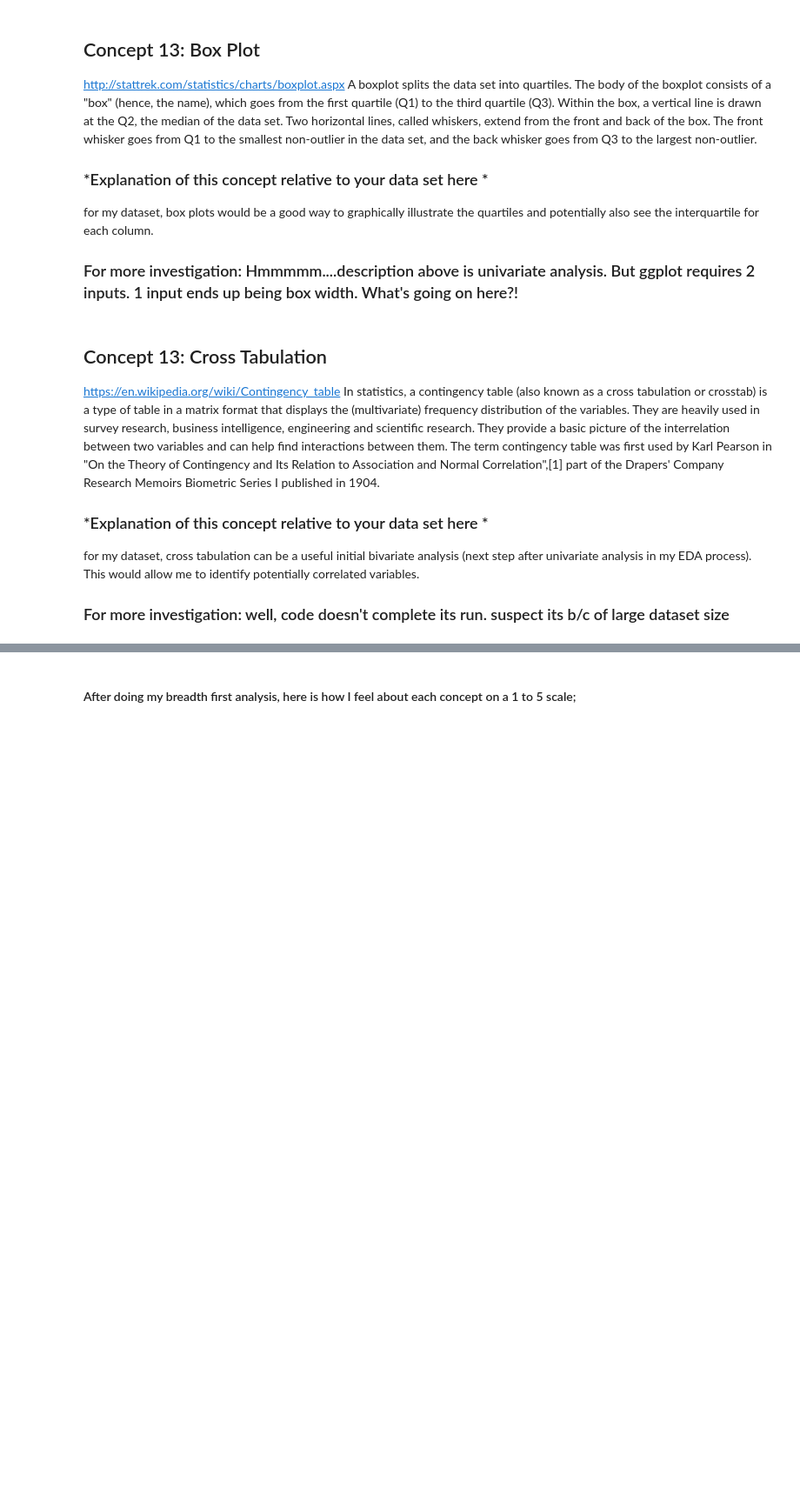
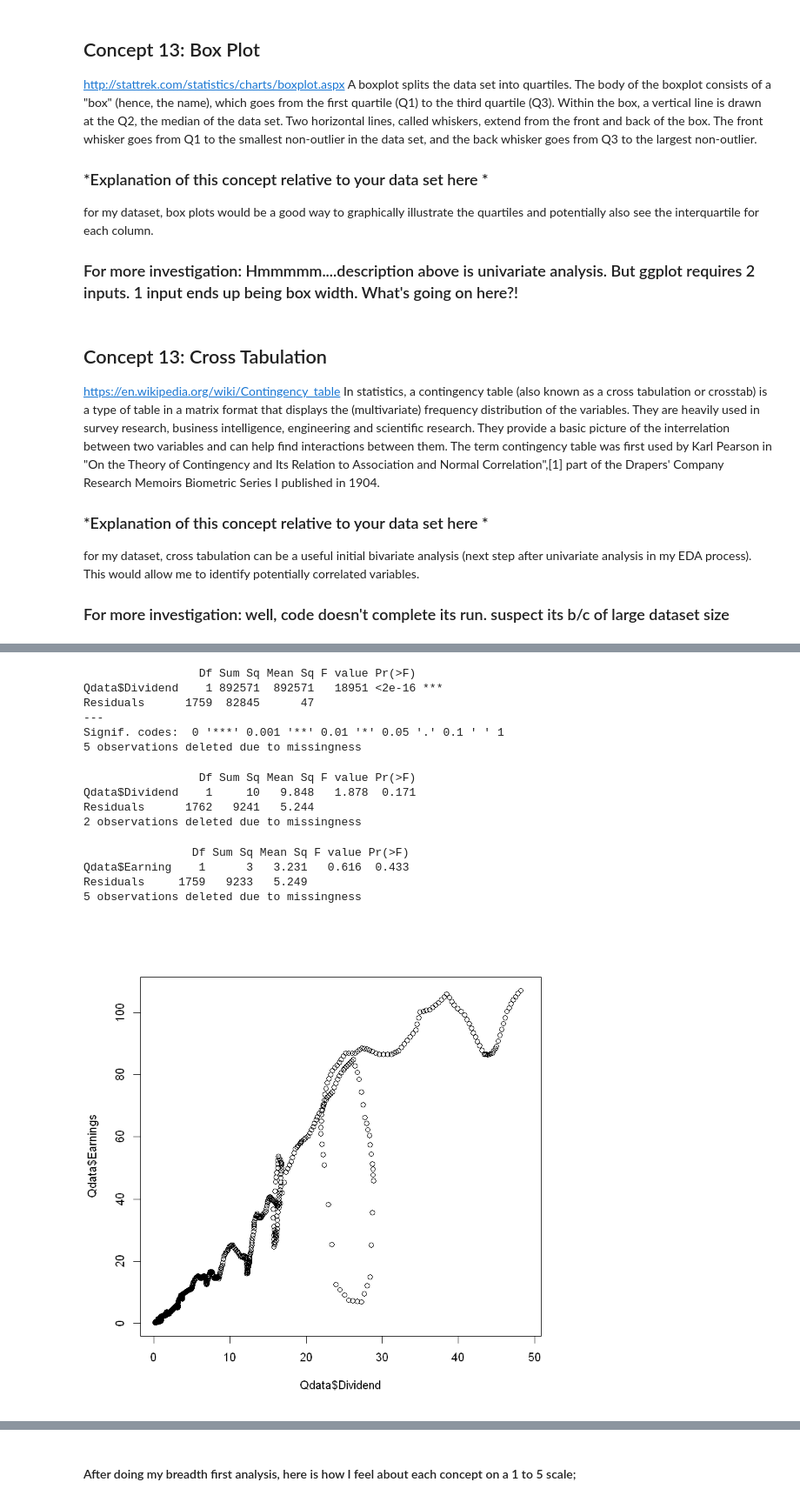
Before and after one commit to mallen69/Project_Sprint_7, a Jupyter notebook: Sprint06_Preliminary_Findings_and_Hypothesis/Jon_Honda.ipynb, the cells around one changed output, grey strips where cells are left out. Shown at 87% size. Cells and saved outputs as stored; diff of their text form; code cells hidden in the pictures; blank space fills up the shorter version.

```diff
--- a/Sprint06_Preliminary_Findings_and_Hypothesis/Jon_Honda.ipynb
+++ b/Sprint06_Preliminary_Findings_and_Hypothesis/Jon_Honda.ipynb
@@ -509,0 +521,28 @@ Another source that seems promising: http://sphweb.bumc.bu.edu/otlt/MPH-Modules/
+# %%
+#aov is the 1 way anova command in R. 1st input is the dependent var. 2nd input is the independent var. 3rd input is the dataset
+myaov = aov(Qdata$Dividend~Qdata$Earnings*Qdata$"Long Interest Rate", data=Qdata)
+# myaov = aov(Qdata$Earnings~Qdata$Dividend)
+# summary(myaov)
+# myaov = aov(Qdata$"Long Interest Rate"~Qdata$Dividend)
+# summary(myaov)
+# myaov = aov(Qdata$"Long Interest Rate"~Qdata$Earning)
+# summary(myaov)
+plot(Qdata$Dividend, Qdata$Earnings)
+plot(Qdata$Dividend, Qdata$"Long Interest Rate")
+plot(Qdata$Earnings, Qdata$"Long Interest Rate")
+# %% [output]
+                 Df Sum Sq Mean Sq F value Pr(>F)
+Qdata$Dividend    1 892571  892571   18951 <2e-16 ***
+Residuals      1759  82845      47
+---
+Signif. codes:  0 '***' 0.001 '**' 0.01 '*' 0.05 '.' 0.1 ' ' 1
+5 observations deleted due to missingness
+                 Df Sum Sq Mean Sq F value Pr(>F)
+Qdata$Dividend    1     10   9.848   1.878  0.171
+Residuals      1762   9241   5.244
+2 observations deleted due to missingness
+                Df Sum Sq Mean Sq F value Pr(>F)
+Qdata$Earning    1      3   3.231   0.616  0.433
+Residuals     1759   9233   5.249
+5 observations deleted due to missingness
+[figure, added]
```
Also changed, not shown: parts of 20 cells of this notebook.
